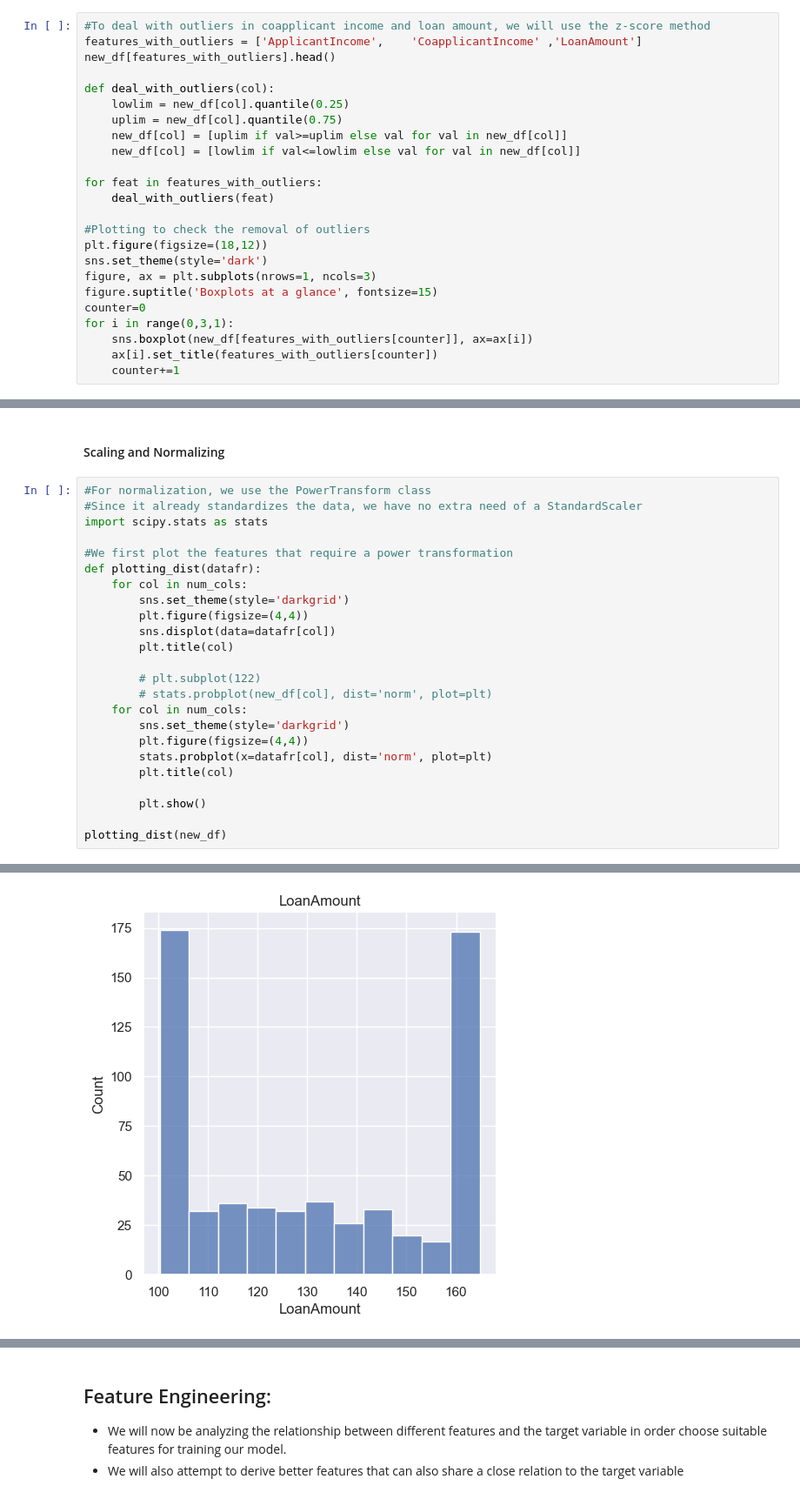
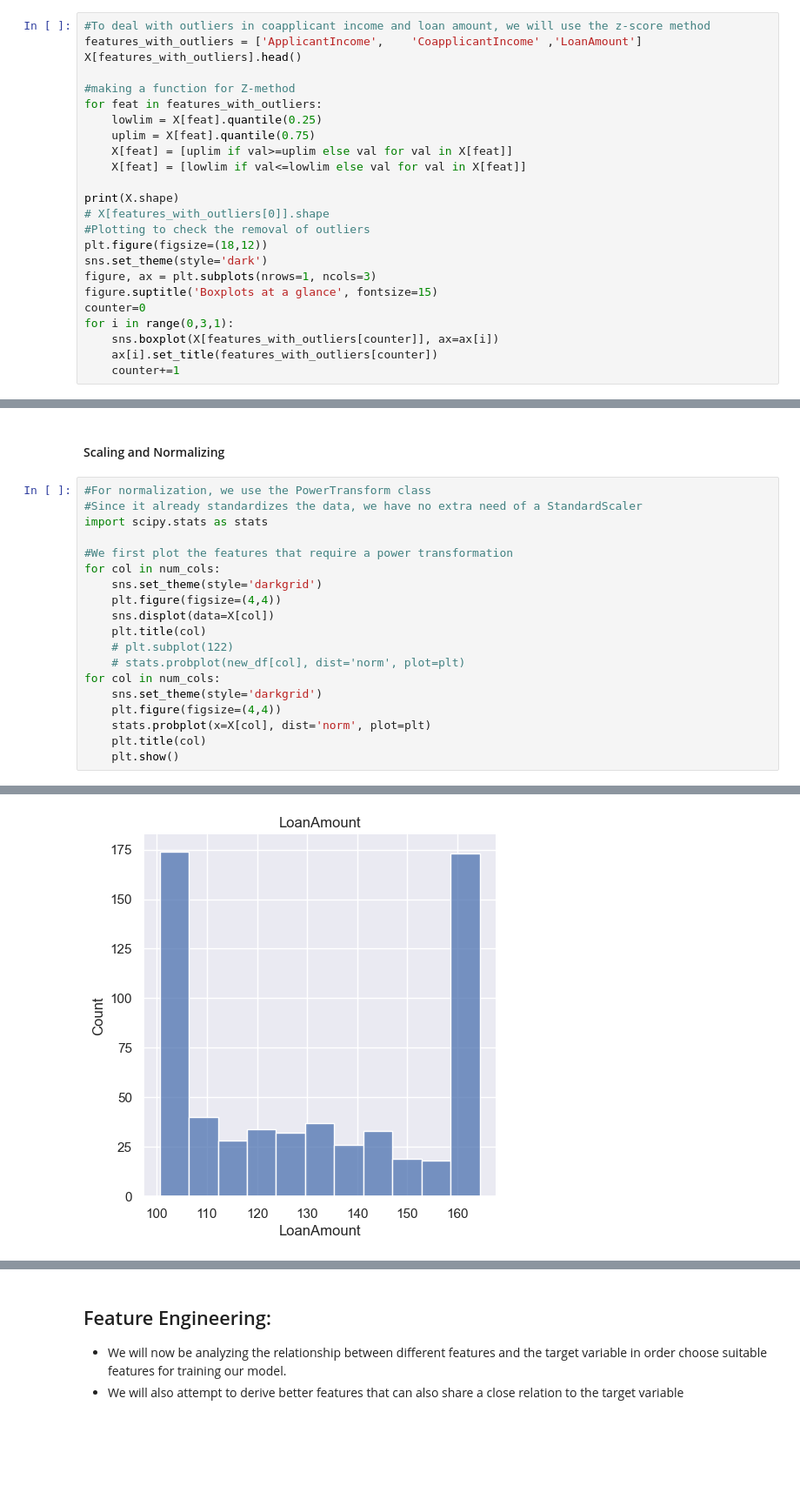
Before and after one commit to bhaskarmulik/Home-loan-prediction-model, a Jupyter notebook: src.ipynb, the cells around one changed output, grey strips where cells are left out. Shown at 87% size. Cells and saved outputs as stored; diff of their text form; blank space fills up the shorter version.

```diff
--- a/src.ipynb
+++ b/src.ipynb
@@ -665,17 +791,17 @@ plt.show()
 # %%
 #To deal with outliers in coapplicant income and loan amount, we will use the z-score method
 features_with_outliers = ['ApplicantIncome',	'CoapplicantIncome'	,'LoanAmount']
-new_df[features_with_outliers].head()
+X[features_with_outliers].head()
 
-def deal_with_outliers(col):
-    lowlim = new_df[col].quantile(0.25)
-    uplim = new_df[col].quantile(0.75)
-    new_df[col] = [uplim if val>=uplim else val for val in new_df[col]]
-    new_df[col] = [lowlim if val<=lowlim else val for val in new_df[col]]
+#making a function for Z-method
+for feat in features_with_outliers:
+    lowlim = X[feat].quantile(0.25)
+    uplim = X[feat].quantile(0.75)
+    X[feat] = [uplim if val>=uplim else val for val in X[feat]]
+    X[feat] = [lowlim if val<=lowlim else val for val in X[feat]]
 
-for feat in features_with_outliers:
-    deal_with_outliers(feat)
-
+print(X.shape)
+# X[features_with_outliers[0]].shape
 #Plotting to check the removal of outliers
 plt.figure(figsize=(18,12))
 sns.set_theme(style='dark')
@@ -683,7 +809,7 @@ figure, ax = plt.subplots(nrows=1, ncols=3)
 figure.suptitle('Boxplots at a glance', fontsize=15)
 counter=0
 for i in range(0,3,1):
-    sns.boxplot(new_df[features_with_outliers[counter]], ax=ax[i])
+    sns.boxplot(X[features_with_outliers[counter]], ax=ax[i])
     ax[i].set_title(features_with_outliers[counter])
     counter+=1
 # %% [output]
@@ -697,24 +824,19 @@ for i in range(0,3,1):
 import scipy.stats as stats
 
 #We first plot the features that require a power transformation
-def plotting_dist(datafr):
-    for col in num_cols:
-        sns.set_theme(style='darkgrid')
-        plt.figure(figsize=(4,4))
-        sns.displot(data=datafr[col])
-        plt.title(col)
-
-        # plt.subplot(122)
-        # stats.probplot(new_df[col], dist='norm', plot=plt)
-    for col in num_cols:
-        sns.set_theme(style='darkgrid')
-        plt.figure(figsize=(4,4))
-        stats.probplot(x=datafr[col], dist='norm', plot=plt)
-        plt.title(col)
-
-        plt.show()
-
-plotting_dist(new_df)
+for col in num_cols:
+    sns.set_theme(style='darkgrid')
+    plt.figure(figsize=(4,4))
+    sns.displot(data=X[col])
+    plt.title(col)
+    # plt.subplot(122)
+    # stats.probplot(new_df[col], dist='norm', plot=plt)
+for col in num_cols:
+    sns.set_theme(style='darkgrid')
+    plt.figure(figsize=(4,4))
+    stats.probplot(x=X[col], dist='norm', plot=plt)
+    plt.title(col)
+    plt.show()
 # %% [output]
 <Figure size 400x400 with 0 Axes>
 [figure]
@@ -723,5 +845,5 @@ plotting_dist(new_df)
 <Figure size 400x400 with 0 Axes>
-[figure, old version]
+[figure, new version]
 <Figure size 400x400 with 0 Axes>
 [figure]
 <Figure size 400x400 with 0 Axes>
```
Also changed, not shown: parts of 51 cells of this notebook, 1 other file.
